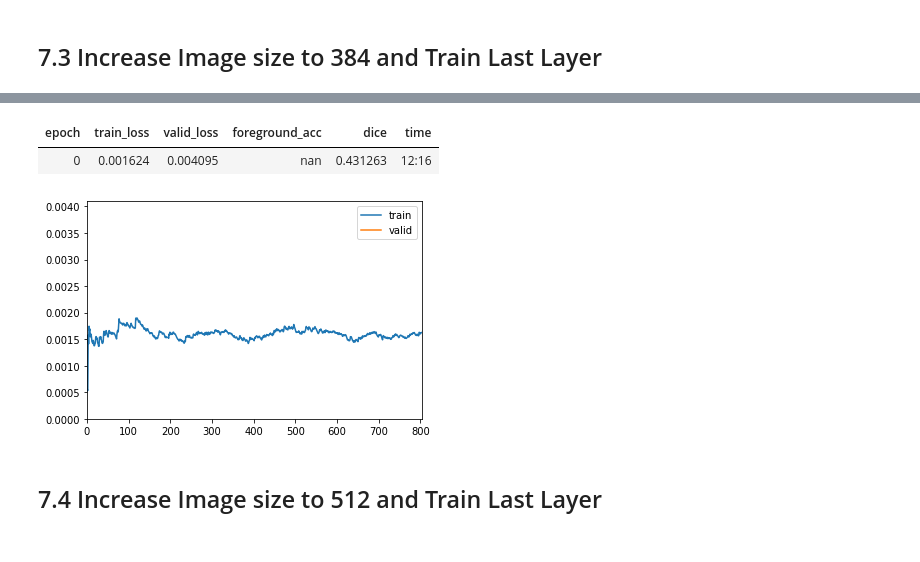
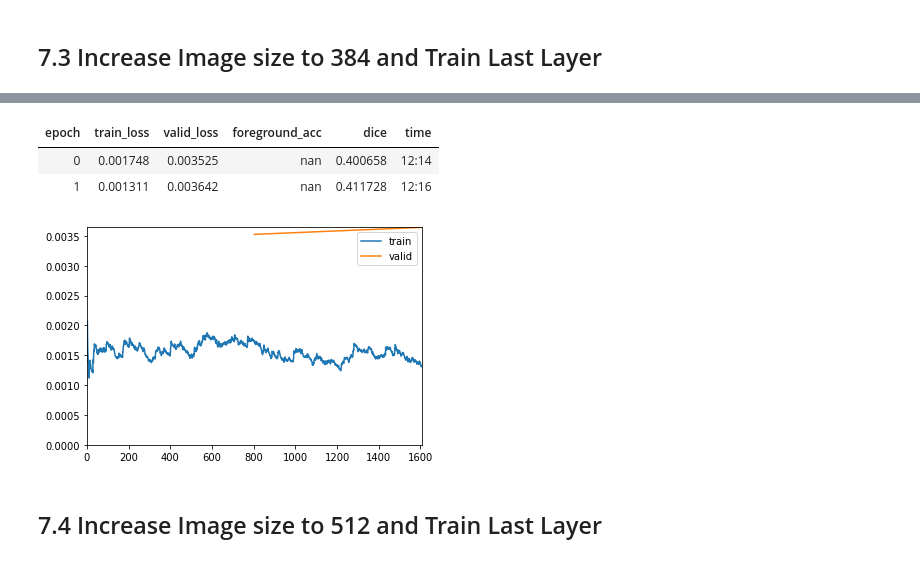
Before and after one commit to mrkcmd/bualabs, a Jupyter notebook: nbs/03c_image_segmentation_siim_acr_pneumothorax_fastai2.ipynb, the cells around one changed output, grey strips where cells are left out. Cells and saved outputs as stored; diff of their text form; code cells hidden in the pictures.

```diff
--- a/nbs/03c_image_segmentation_siim_acr_pneumothorax_fastai2.ipynb
+++ b/nbs/03c_image_segmentation_siim_acr_pneumothorax_fastai2.ipynb
@@ -641,11 +643,12 @@ learn.unfreeze()
 # %%
 # learn.lr_find()
 # %%
-learn.fit_flat_cos(1, lr=slice(1e-6, 1e-4))
+learn.fit_flat_cos(2, lr=slice(1e-6, 1e-4))
 # %% [output]
 | epoch | train_loss | valid_loss | foreground_acc | dice | time |
-| 0 | 0.001624 | 0.004095 | nan | 0.431263 | 12:16 |
+| 0 | 0.001748 | 0.003525 | nan | 0.400658 | 12:14 |
+| 1 | 0.001311 | 0.003642 | nan | 0.411728 | 12:16 |
-[figure, old version]
+[figure, new version]
 # %%
 learn.save('03c-unet-resnet34-384-2')
 # %%
```
Also changed, not shown: parts of 24 cells of this notebook.
